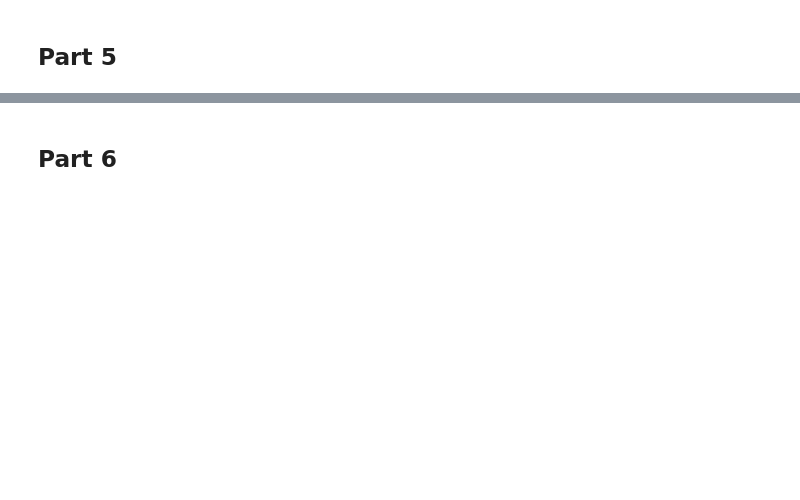
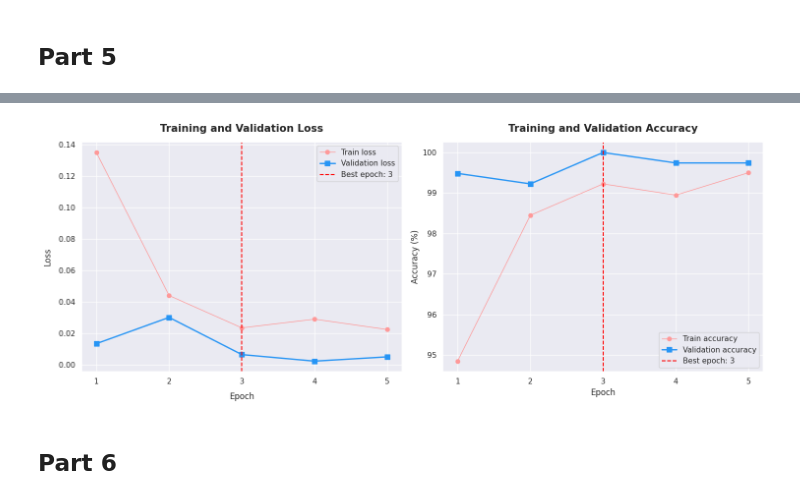
Before and after one commit to OskarK16/YOLO_assignment, a Jupyter notebook: Assignment2.ipynb, the cells around one changed output, grey strips where cells are left out. Saved outputs shown, nothing was run; the diff lists cells and outputs as text; code cells hidden in the pictures; blank space fills up the shorter version.

```diff
--- a/Assignment2.ipynb
+++ b/Assignment2.ipynb
@@ -286,5 +351,6 @@ class CellDataset(Dataset):
         plt.show()
 # %%
 train_dataset = CellDataset(train_data, images_dir, label2idx, train_transforms)
-test_dataset = CellDataset(test_data, images_dir, label2idx, test_transforms)
+test_dataset = CellDataset(test_data, images_dir, label2idx, test_transforms, split = "test")
+valid_dataset = CellDataset(valid_data, images_dir, label2idx, valid_transforms, split = "valid")
 # %%
@@ -392,11 +562,24 @@ def train_epoch(model, dataloader, loss_fn, optimiser, device):
 # %%
 def test_epoch(model, dataloader, loss_fn, device):
+    '''
+    Tests the model for one epoch.
+
+    Args:
+        model (torch.nn.Module): The model to test.
+        dataloader (torch.utils.data.DataLoader): The dataloader for the validation data.
+        loss_fn (torch.nn.Module): The loss function to use.
+        device (torch.device): The device to use for testing.
+
+    Returns:
+        tuple: A tuple containing the validation loss and accuracy.
+    '''
+
     model.eval()
     test_loss = 0.0
     correct = 0
 
     with torch.no_grad():
-        for images, labels in tqdm(dataloader):
+        for images, labels in tqdm(dataloader, desc = "Validation"):
             images, labels = images.to(device), labels.to(device)
 
             outputs = model(images)
@@ -409,4 +592,4 @@ def test_epoch(model, dataloader, loss_fn, device):
         test_loss /= len(dataloader)
         accuracy = correct / len(dataloader.dataset)
 
-        return test_loss, accuracy
+    return test_loss, accuracy
@@ -438,2 +669,35 @@ torch.save(model.state_dict(), save_path)
+# %%
+epoch_range = range(1, 1 + EPOCHS)
+
+best_epoch = np.argmax(valid_accuracies) + 1
+best_acc = np.max(valid_accuracies)
+
+plt.figure(figsize = (15, 6))
+
+plt.subplot(1, 2, 1)
+plt.title("Training and Validation Loss", fontsize = 15, fontweight = "bold", pad = 15)
+
+plt.plot(epoch_range, train_losses, label = "Train loss", color = "#FF9999", linewidth = 1, marker = "o", markersize = 6)
+plt.plot(epoch_range, valid_losses, label = "Validation loss", linewidth = 2, color = "#2795F5", marker = "s", markersize = 7)
+plt.axvline(x = best_epoch, color = "red", linestyle = "--", label = f"Best epoch: {best_epoch}")
+plt.xlabel("Epoch", fontsize = 12, labelpad = 10)
+plt.ylabel("Loss", fontsize = 12, labelpad = 10)
+plt.xticks(epoch_range)
+plt.legend(fontsize = 11)
+
+plt.subplot(1, 2, 2)
+plt.title("Training and Validation Accuracy", fontsize = 15, fontweight = "bold", pad = 15)
+plt.plot(epoch_range, train_accuracies, label = "Train accuracy", color = "#FF9999", linewidth = 1, marker = "o", markersize = 6)
+plt.plot(epoch_range, valid_accuracies, label = "Validation accuracy", linewidth = 2, color = "#2795F5", marker = "s", markersize = 7)
+plt.axvline(x = best_epoch, color = "red", linestyle = "--", label = f"Best epoch: {best_epoch}")
+plt.xlabel("Epoch")
+plt.ylabel("Accuracy (%)")
+plt.xticks(epoch_range)
+plt.legend(fontsize = 11)
+
+plt.tight_layout()
+plt.show()
+# %% [output]
+[figure, added]
 # %% [markdown]
 ## Part 6
```
Also changed, not shown: parts of 58 cells of this notebook.
